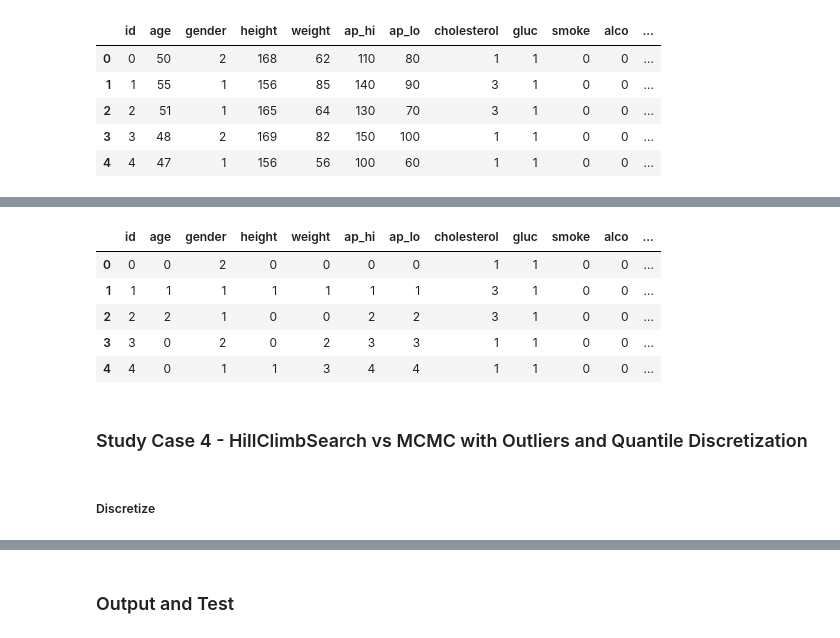
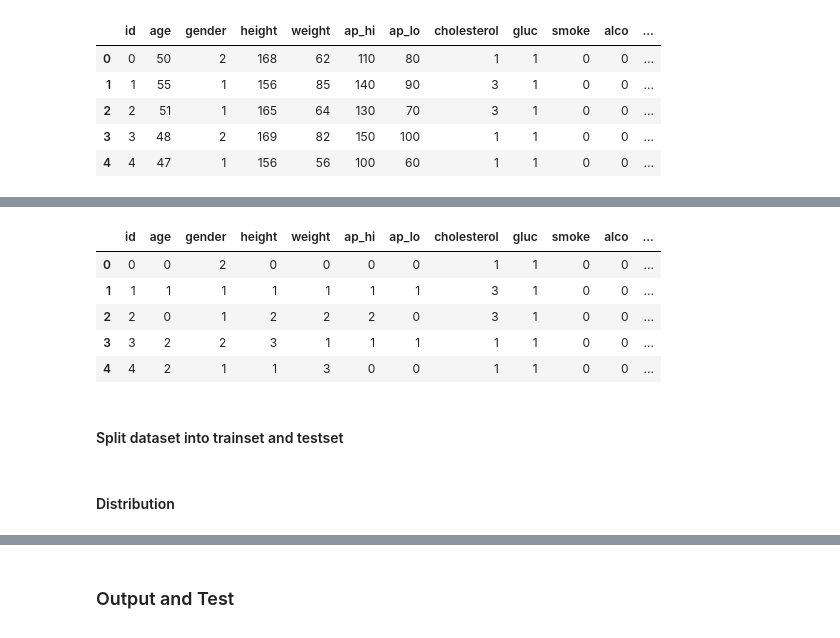
Before and after one commit to wredan/cardiovascular-disease-bayesian-network, a Jupyter notebook: cardiovascular_desease.ipynb, the cells around one changed output, grey strips where cells are left out. Saved outputs shown, nothing was run; the diff lists cells and outputs as text; code cells hidden in the pictures.

Commit message:
feat: implement hillclimbsearch study 1, 2, 3

```diff
--- a/cardiovascular_desease.ipynb
+++ b/cardiovascular_desease.ipynb
@@ -327,0 +428,5 @@ print(q)
+# %%
+# Removing far outliers
+dataset = df.copy()
+dataset = remove_outliers(dataset, factor=2.5)
+print_numeric_distribution(dataset)
@@ -328,10 +439,9 @@ print(q)
 # %%
-dataset = df.copy()
-dataset['age_discretized'] = pd.cut(df['age'], bins=10)
-dataset['height_discretized'] = pd.cut(df['height'], bins=10)
-dataset['weight_discretized'] = pd.cut(df['weight'], bins=10)
-dataset['ap_hi_discretized'] = pd.cut(df['ap_hi'], bins=10)
-dataset['ap_lo_discretized'] = pd.cut(df['ap_lo'], bins=10)
+dataset['age_discretized'] = pd.qcut(dataset['age'], q=10)
+dataset['height_discretized'] = pd.qcut(dataset['height'], q=10)
+dataset['weight_discretized'] = pd.qcut(dataset['weight'], q=10)
+dataset['ap_hi_discretized'] = pd.qcut(dataset['ap_hi'],  q=3)
+dataset['ap_lo_discretized'] = pd.qcut(dataset['ap_lo'],  q=2)
 
 dataset.head()
 # %% [output]
@@ -390,19 +465,17 @@ for i, col in enumerate(cat_cols):
 # %%
-df['age'] = pd.factorize(df['age_discretized'])[0]
-df['height'] = pd.factorize(df['height_discretized'])[0]
-df['weight'] = pd.factorize(df['weight_discretized'])[0]
-df['ap_hi'] = pd.factorize(df['ap_hi_discretized'])[0]
-df['ap_lo'] = pd.factorize(df['ap_lo_discretized'])[0]
+dataset['age'] = pd.factorize(dataset['age_discretized'])[0]
+dataset['height'] = pd.factorize(dataset['height_discretized'])[0]
+dataset['weight'] = pd.factorize(dataset['weight_discretized'])[0]
+dataset['ap_hi'] = pd.factorize(dataset['ap_hi_discretized'])[0]
+dataset['ap_lo'] = pd.factorize(dataset['ap_lo_discretized'])[0]
 
-df.drop(['age_discretized', 'height_discretized','weight_discretized', 'ap_hi_discretized','ap_lo_discretized'], axis=1, inplace=True)
-
-df.head()
+dataset.head()
 # %% [output]
 |  | id | age | gender | height | weight | ap_hi | ap_lo | cholesterol | gluc | smoke | alco | ... |
 | 0 | 0 | 0 | 2 | 0 | 0 | 0 | 0 | 1 | 1 | 0 | 0 | ... |
 | 1 | 1 | 1 | 1 | 1 | 1 | 1 | 1 | 3 | 1 | 0 | 0 | ... |
-| 2 | 2 | 2 | 1 | 0 | 0 | 2 | 2 | 3 | 1 | 0 | 0 | ... |
-| 3 | 3 | 0 | 2 | 0 | 2 | 3 | 3 | 1 | 1 | 0 | 0 | ... |
-| 4 | 4 | 0 | 1 | 1 | 3 | 4 | 4 | 1 | 1 | 0 | 0 | ... |
+| 2 | 2 | 0 | 1 | 2 | 2 | 2 | 0 | 3 | 1 | 0 | 0 | ... |
+| 3 | 3 | 2 | 2 | 3 | 1 | 1 | 1 | 1 | 1 | 0 | 0 | ... |
+| 4 | 4 | 2 | 1 | 1 | 3 | 0 | 0 | 1 | 1 | 0 | 0 | ... |
-# %% [markdown]
-### Study Case 4 - HillClimbSearch vs MCMC with Outliers and Quantile Discretization
+# %% [markdown]
+#### Split dataset into trainset and testset
@@ -409,2 +487,2 @@ df.head()
 # %% [markdown]
-##### Discretize
+#### Distribution
```
Also changed, not shown: parts of 40 cells of this notebook.
